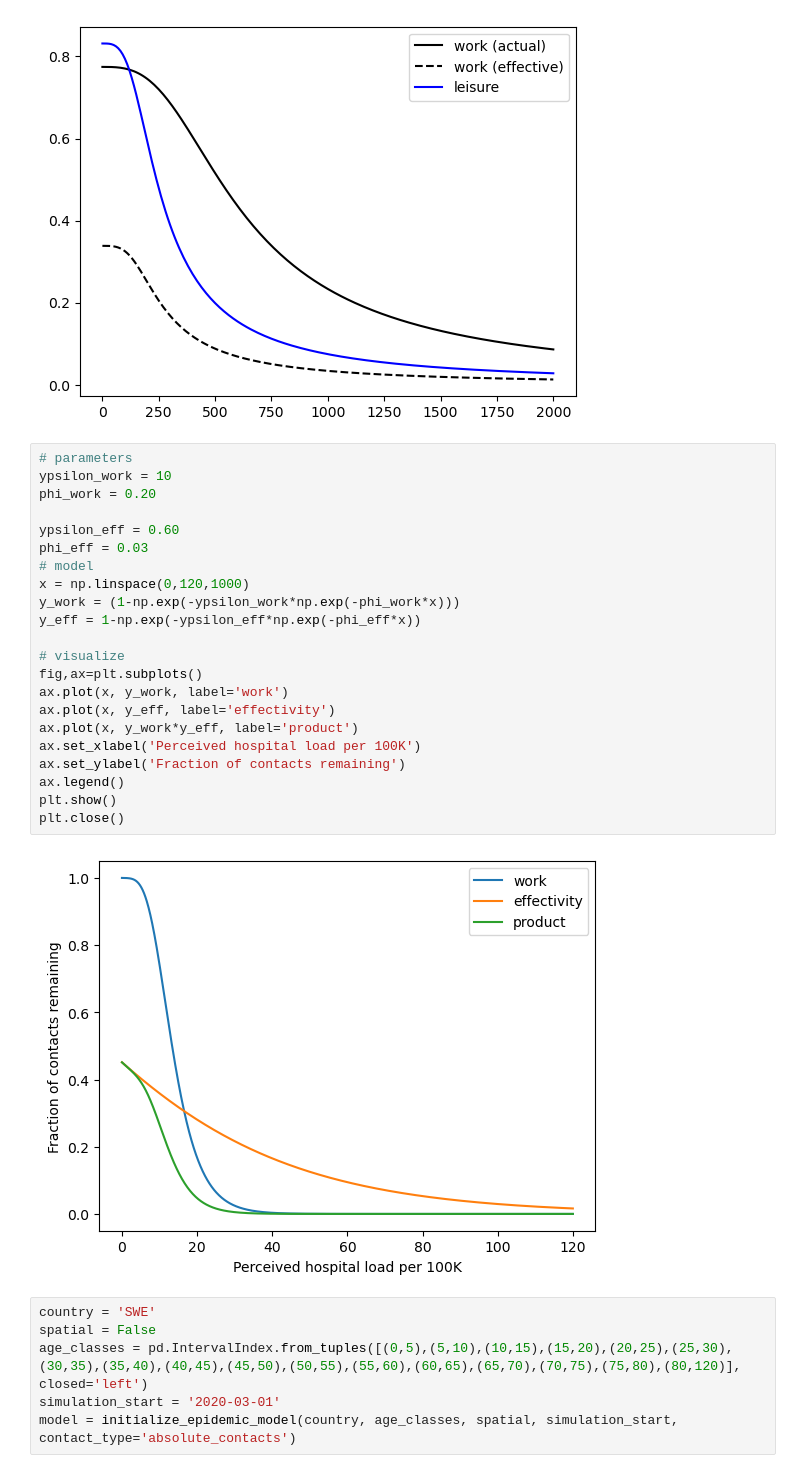
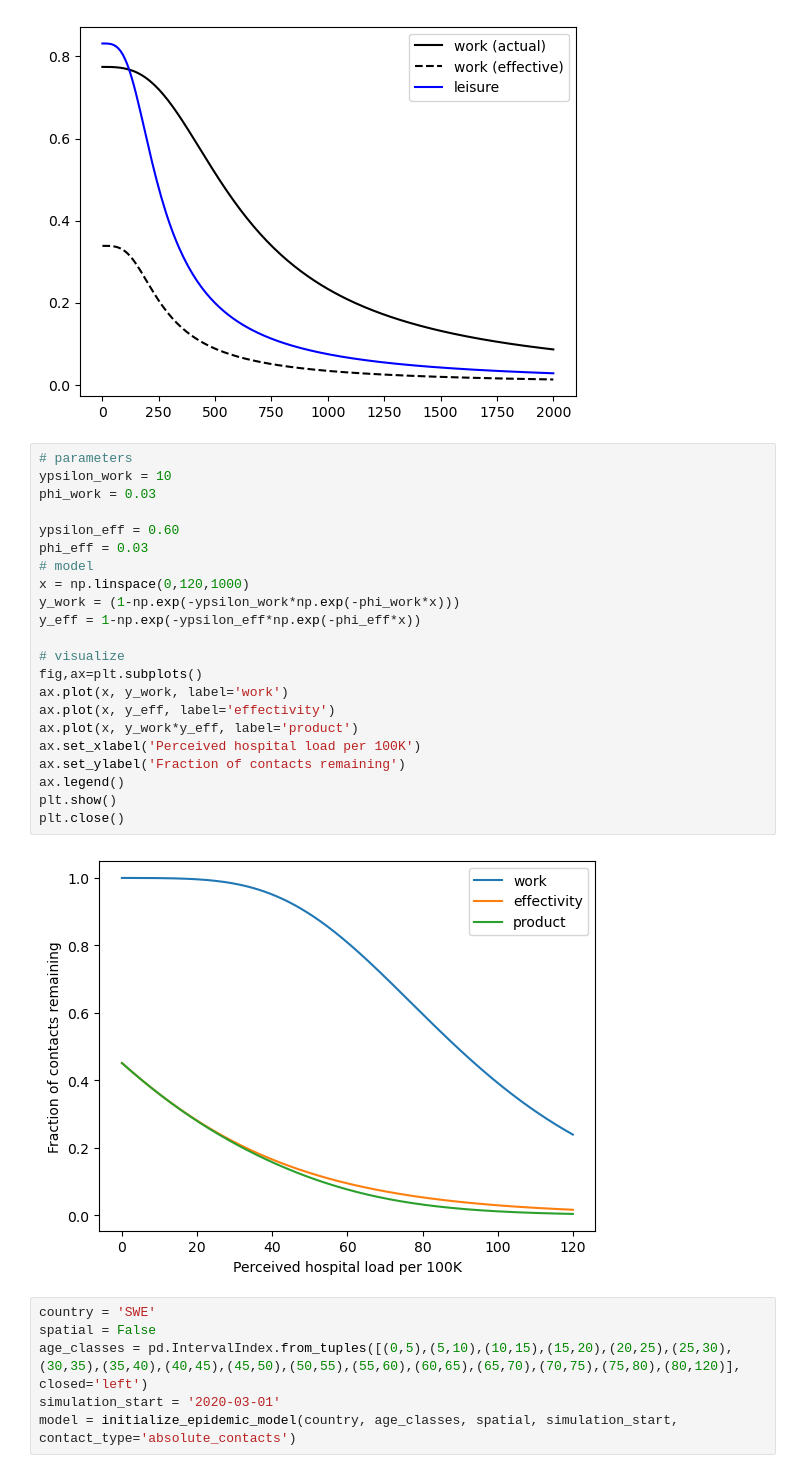
Before and after one commit to twallema/pyIEEM, a Jupyter notebook: notebooks/scratch-epidemic_model.ipynb, the cells around one changed output. Drawn from its saved outputs; the diff is of its cells as text.

```diff
--- a/notebooks/scratch-epidemic_model.ipynb
+++ b/notebooks/scratch-epidemic_model.ipynb
@@ -50,27 +50,27 @@ plt.close()
 # %%
 # parameters
 ypsilon_work = 10
-phi_work = 0.20
+phi_work = 0.03
 
 ypsilon_eff = 0.60
 phi_eff = 0.03
 # model
 x = np.linspace(0,120,1000)
 y_work = (1-np.exp(-ypsilon_work*np.exp(-phi_work*x)))
 y_eff = 1-np.exp(-ypsilon_eff*np.exp(-phi_eff*x))
 
 # visualize
 fig,ax=plt.subplots()
 ax.plot(x, y_work, label='work')
 ax.plot(x, y_eff, label='effectivity')
 ax.plot(x, y_work*y_eff, label='product')
 ax.set_xlabel('Perceived hospital load per 100K')
 ax.set_ylabel('Fraction of contacts remaining')
 ax.legend()
 plt.show()
 plt.close()
 # %% [output]
-[figure, old version]
+[figure, new version]
 # %%
 country = 'SWE'
 spatial = False
```
Also changed, not shown: 1 other file.
